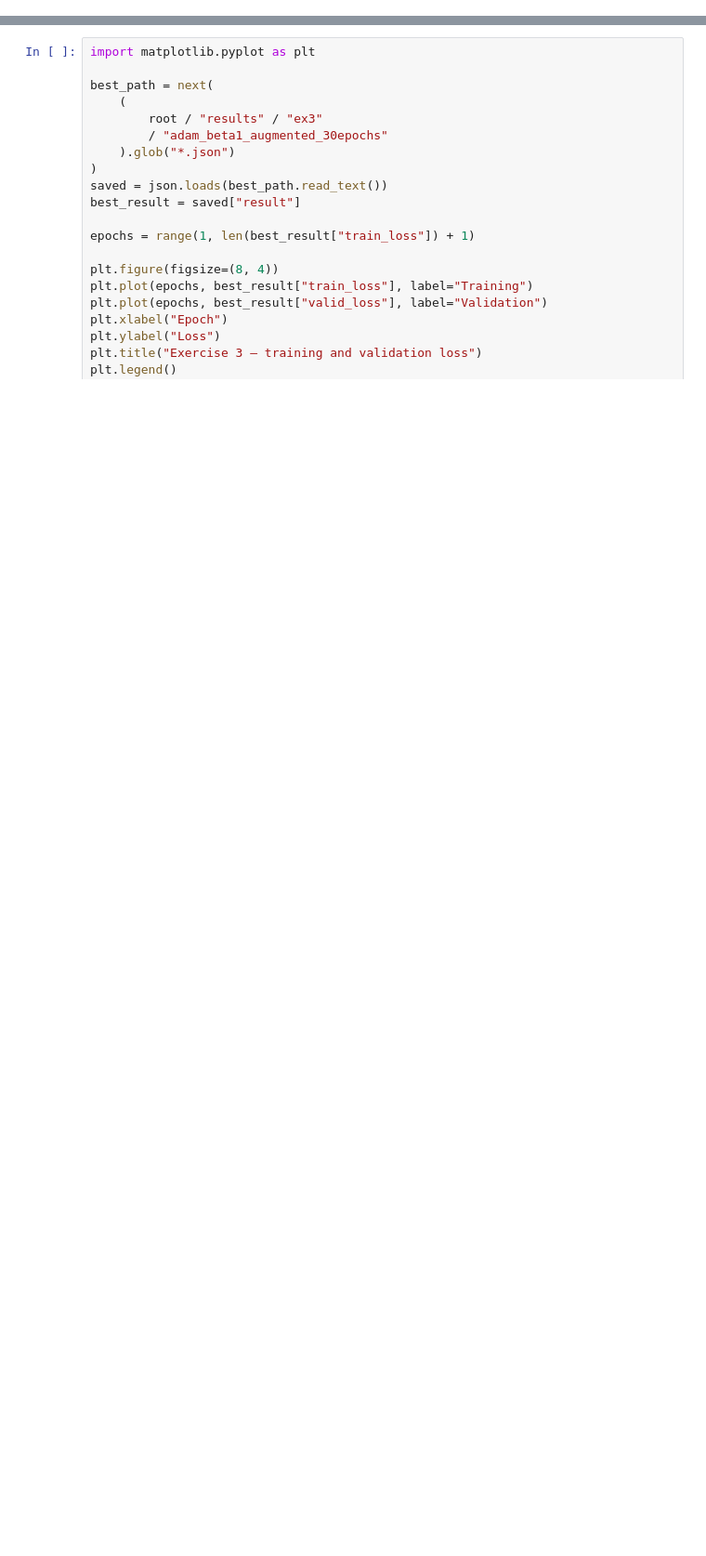
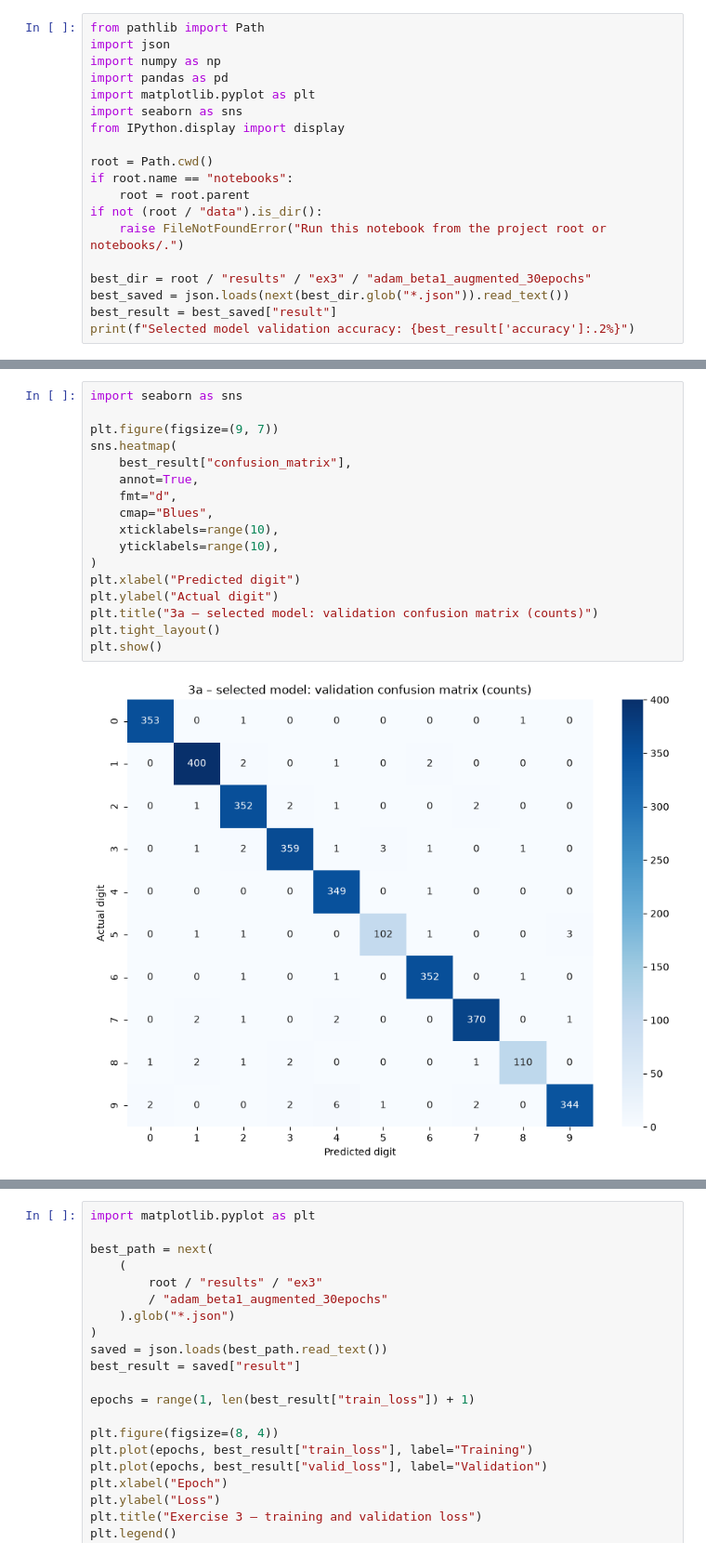
Before and after one commit to MarekMatrix/72.27-Delivery-3, a Jupyter notebook: notebooks/ex3_results.ipynb, the cells around one changed output, grey strips where cells are left out. Shown at 93% size. Cells and saved outputs as stored; diff of their text form; blank space fills up the shorter version.

```diff
--- a/notebooks/ex3_results.ipynb
+++ b/notebooks/ex3_results.ipynb
@@ -34,0 +51,19 @@ interpreted separately from the stratified experiments.
+# %%
+from pathlib import Path
+import json
+import numpy as np
+import pandas as pd
+import matplotlib.pyplot as plt
+import seaborn as sns
+from IPython.display import display
+
+root = Path.cwd()
+if root.name == "notebooks":
+    root = root.parent
+if not (root / "data").is_dir():
+    raise FileNotFoundError("Run this notebook from the project root or notebooks/.")
+
+best_dir = root / "results" / "ex3" / "adam_beta1_augmented_30epochs"
+best_saved = json.loads(next(best_dir.glob("*.json")).read_text())
+best_result = best_saved["result"]
+print(f"Selected model validation accuracy: {best_result['accuracy']:.2%}")
@@ -34,0 +208,19 @@ interpreted separately from the stratified experiments.
+# %%
+import seaborn as sns
+
+plt.figure(figsize=(9, 7))
+sns.heatmap(
+    best_result["confusion_matrix"],
+    annot=True,
+    fmt="d",
+    cmap="Blues",
+    xticklabels=range(10),
+    yticklabels=range(10),
+)
+plt.xlabel("Predicted digit")
+plt.ylabel("Actual digit")
+plt.title("3a – selected model: validation confusion matrix (counts)")
+plt.tight_layout()
+plt.show()
+# %% [output]
+[figure, added]
```
Also changed, not shown: parts of 34 cells of this notebook.
